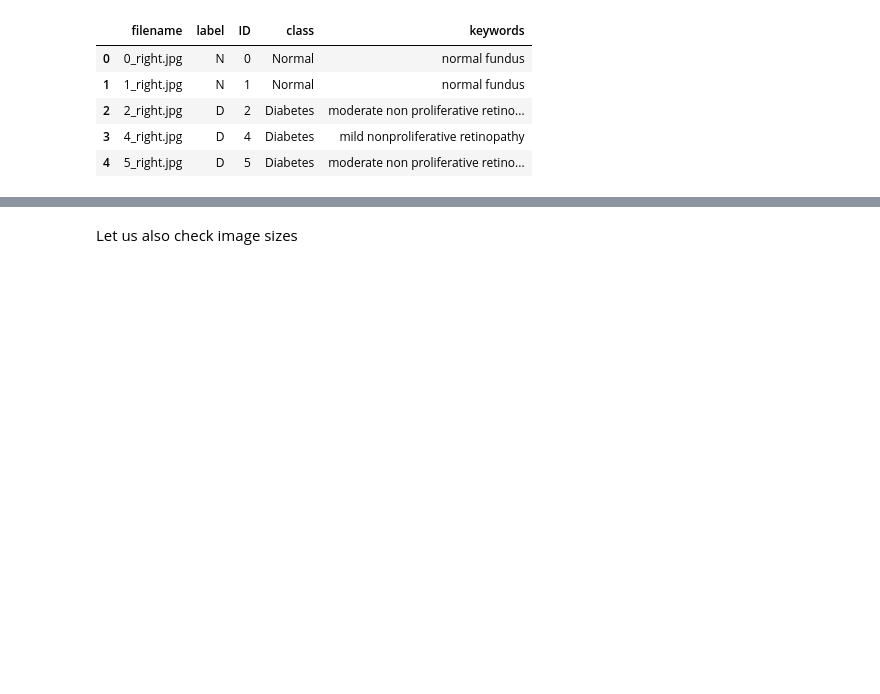
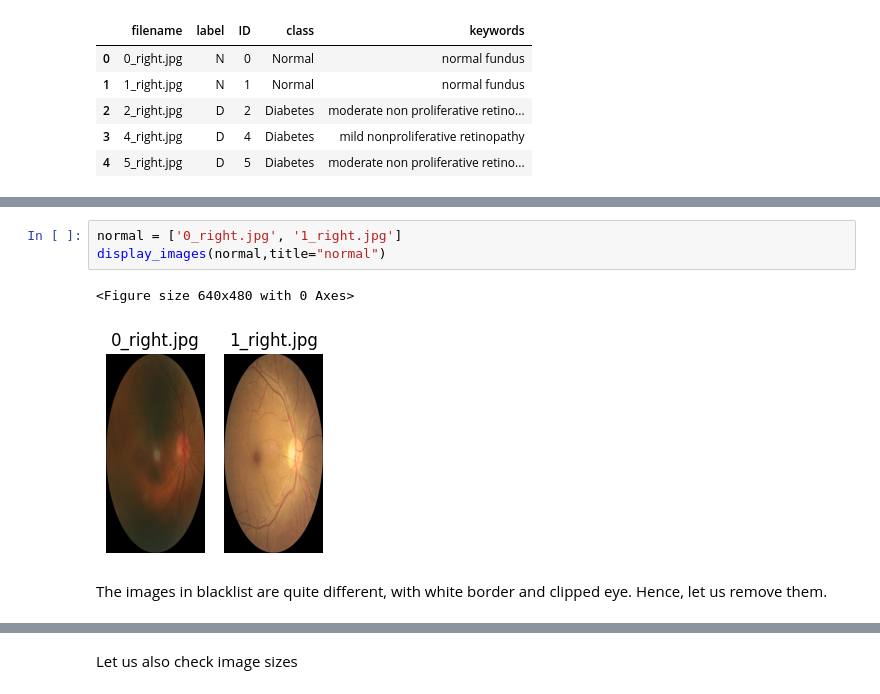
Before and after one commit to raymondsamalo/ITI123-GenerativeAIDeepLearningProject, a Jupyter notebook: 01_ODIR-2019-EDA.ipynb, the cells around one changed output, grey strips where cells are left out. Saved outputs shown, nothing was run; the diff lists cells and outputs as text; blank space fills up the shorter version.

```diff
--- a/01_ODIR-2019-EDA.ipynb
+++ b/01_ODIR-2019-EDA.ipynb
@@ -200,0 +278,8 @@ df2.head()
+# %%
+normal = ['0_right.jpg', '1_right.jpg']
+display_images(normal,title="normal")
+# %% [output]
+<Figure size 640x480 with 0 Axes>
+[figure, added]
+# %% [markdown]
+The images in blacklist are quite different, with white border and clipped eye. Hence, let us remove them.
```
Also changed, not shown: parts of 13 cells of this notebook, 4 other files.
